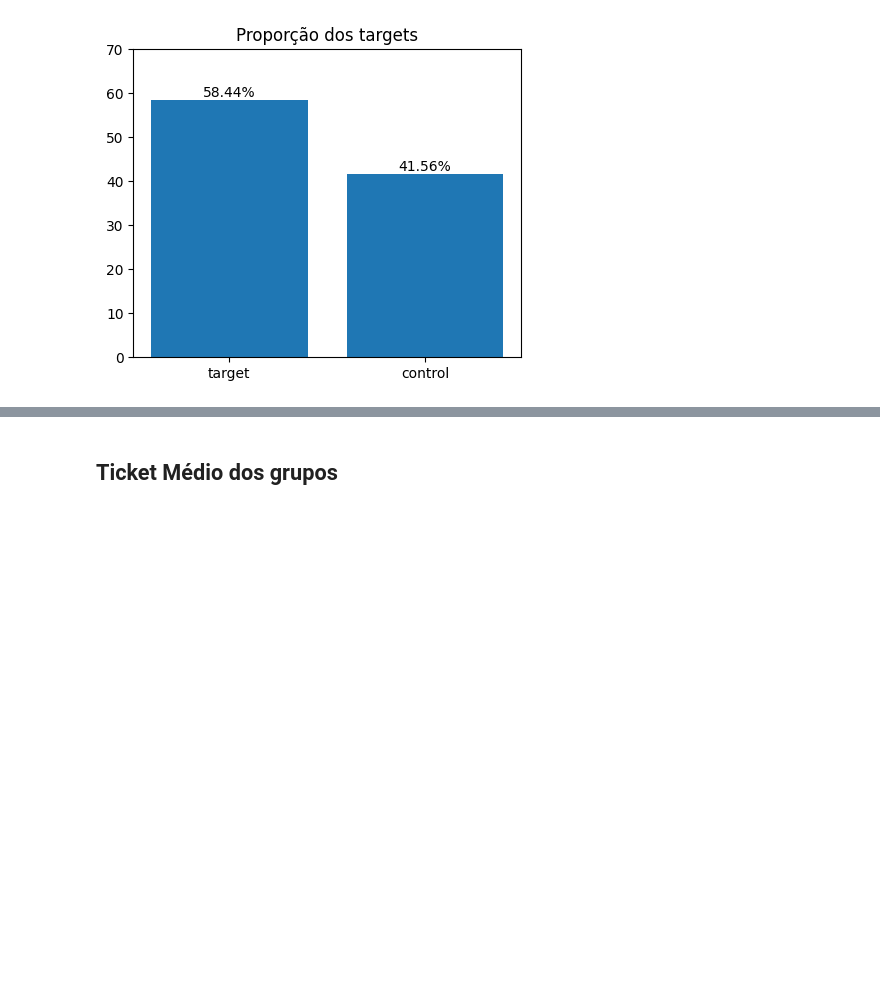
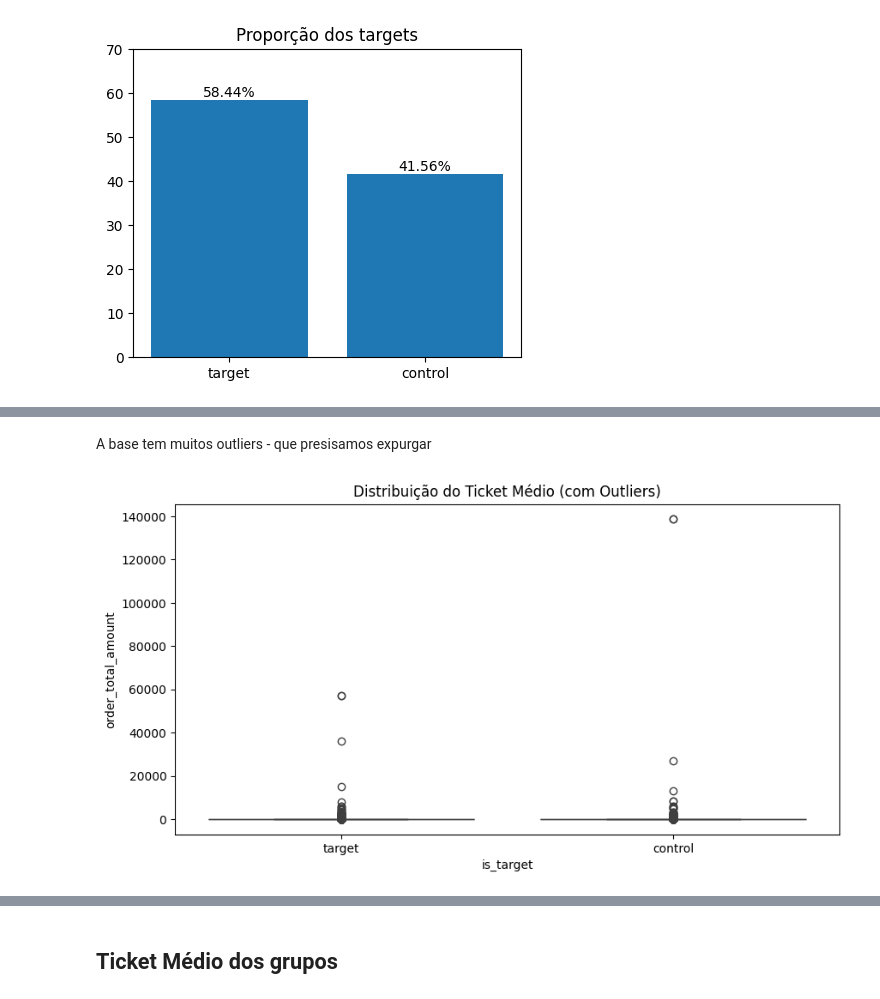
Before and after one commit to RonneyPetras/ifood-data-analysis-case, a Jupyter notebook: 02_ab_test_analysis.ipynb, the cells around one changed output, grey strips where cells are left out. Drawn from its saved outputs; the diff is of its cells as text; code cells hidden in the pictures; blank space fills up the shorter version.

Commit message:
Finalizando a Análise do teste A/B

```diff
--- a/02_ab_test_analysis.ipynb
+++ b/02_ab_test_analysis.ipynb
@@ -82,0 +98,9 @@ for i, value in enumerate(df_proporcao_target.values):
+# %% [markdown]
+A base tem muitos outliers -  que presisamos expurgar
+# %%
+plt.figure(figsize=(10, 5))
+sns.boxplot(data=df_pedidos_ab_teste, x='is_target', y='order_total_amount')
+plt.title('Distribuição do Ticket Médio (com Outliers)')
+plt.show()
+# %% [output]
+[figure, added]
```
Also changed, not shown: parts of 4 cells of this notebook.
